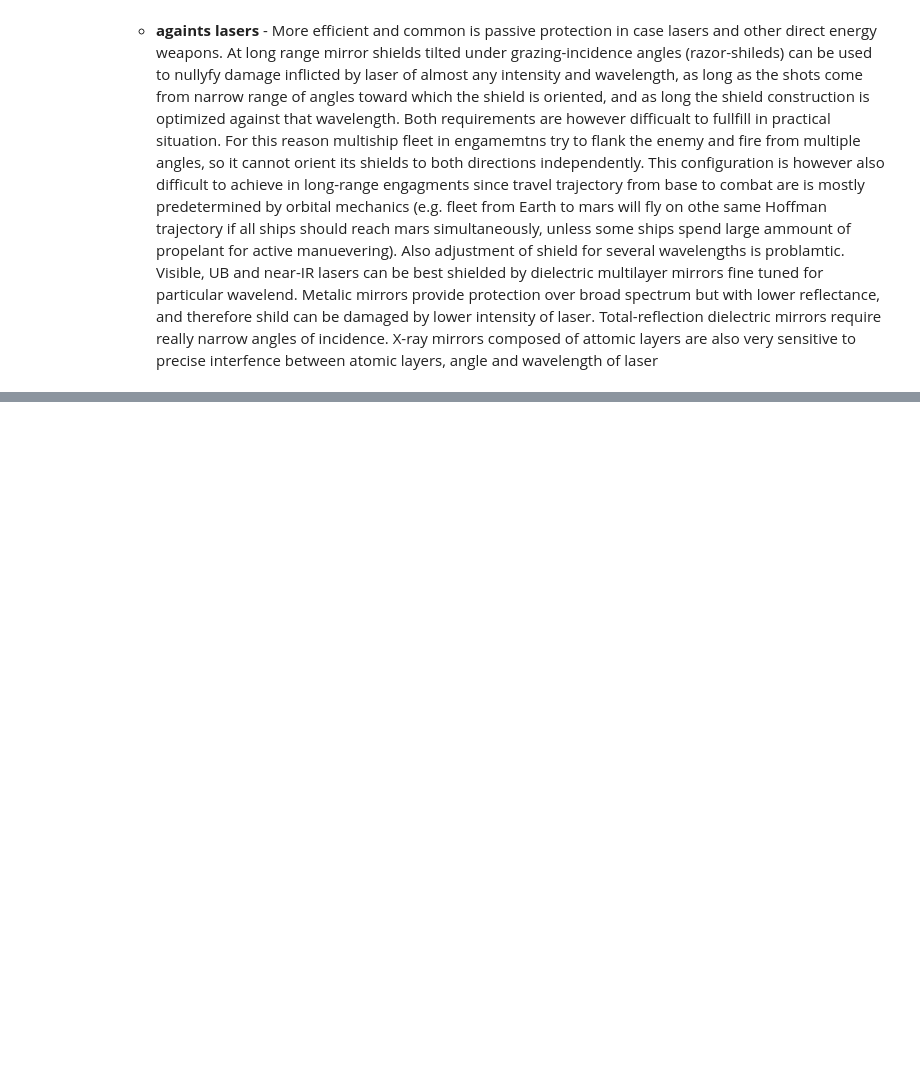
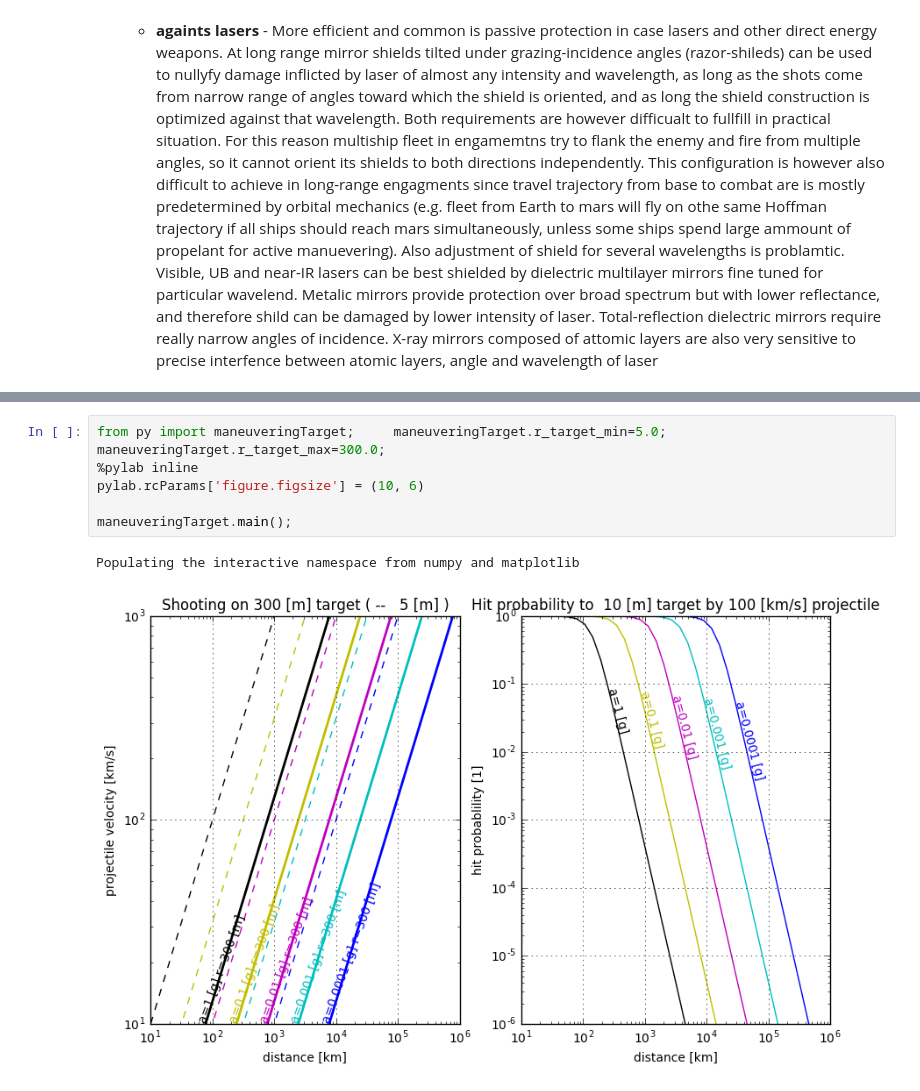
Before and after one commit to ProkopHapala/SimpleSimulationEngine, a Jupyter notebook: projects/SpaceCombat/Weapons.ipynb, the cells around one changed output, grey strips where cells are left out. Saved outputs shown, nothing was run; the diff lists cells and outputs as text; blank space fills up the shorter version.

Commit message:
ManeuveringTarget in SpaceCombat ipython; atomicUtils and plotUtils in pyMolecular

```diff
--- a/projects/SpaceCombat/Weapons.ipynb
+++ b/projects/SpaceCombat/Weapons.ipynb
@@ -17,0 +22,9 @@ from py import difraction_limit;   difraction_limit.main()
+# %%
+from py import maneuveringTarget;     maneuveringTarget.r_target_min=5.0; maneuveringTarget.r_target_max=300.0;
+%pylab inline
+pylab.rcParams['figure.figsize'] = (10, 6)
+
+maneuveringTarget.main();
+# %% [output]
+Populating the interactive namespace from numpy and matplotlib
+[figure, added]
```
Also changed, not shown: parts of 1 cell of this notebook, 10 other files.
